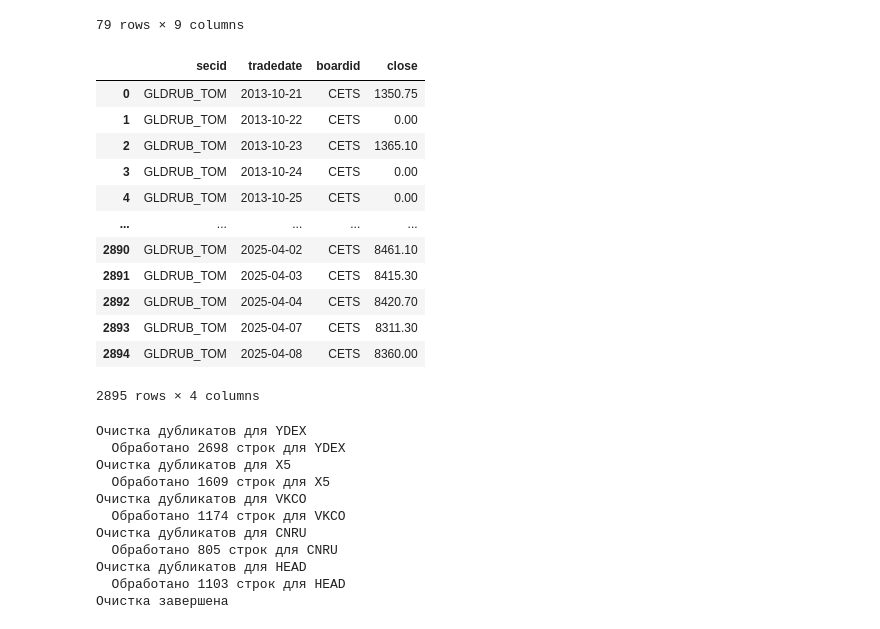
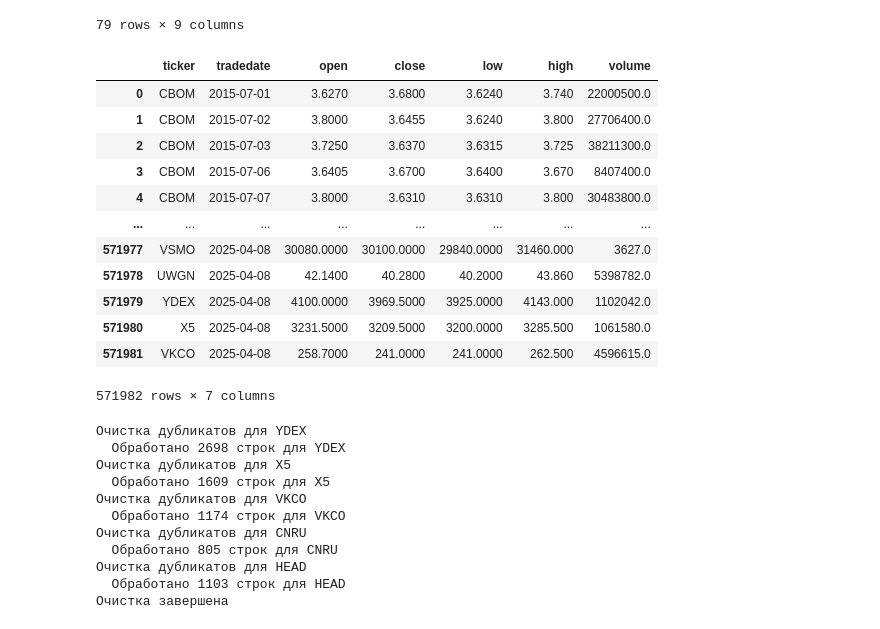
Before and after one commit to AntonYRV/portfolio-builder, a Jupyter notebook: test_port_opt.ipynb, the cells around one changed output. Saved outputs shown, nothing was run; the diff lists cells and outputs as text; code cells hidden in the pictures.

```diff
--- a/test_port_opt.ipynb
+++ b/test_port_opt.ipynb
@@ -1060,23 +1060,23 @@ df
 # %%
 import sqlite3
 import pandas as pd
 # 1. Подключаемся к базе
 conn = sqlite3.connect("moex_data.db")
 
 # 2. Получаем список тикеров
-tickers = pd.read_sql("SELECT * FROM currency_values", conn)
+tickers = pd.read_sql("SELECT * FROM stock_values", conn)
 tickers
 # %% [output]
-|  | secid | tradedate | boardid | close |
-| 0 | GLDRUB_TOM | 2013-10-21 | CETS | 1350.75 |
-| 1 | GLDRUB_TOM | 2013-10-22 | CETS | 0.00 |
-| 2 | GLDRUB_TOM | 2013-10-23 | CETS | 1365.10 |
-| 3 | GLDRUB_TOM | 2013-10-24 | CETS | 0.00 |
-| 4 | GLDRUB_TOM | 2013-10-25 | CETS | 0.00 |
-| ... | ... | ... | ... | ... |
-| 2890 | GLDRUB_TOM | 2025-04-02 | CETS | 8461.10 |
-| 2891 | GLDRUB_TOM | 2025-04-03 | CETS | 8415.30 |
-| 2892 | GLDRUB_TOM | 2025-04-04 | CETS | 8420.70 |
-| 2893 | GLDRUB_TOM | 2025-04-07 | CETS | 8311.30 |
-| 2894 | GLDRUB_TOM | 2025-04-08 | CETS | 8360.00 |
+|  | ticker | tradedate | open | close | low | high | volume |
+| 0 | CBOM | 2015-07-01 | 3.6270 | 3.6800 | 3.6240 | 3.740 | 22000500.0 |
+| 1 | CBOM | 2015-07-02 | 3.8000 | 3.6455 | 3.6240 | 3.800 | 27706400.0 |
+| 2 | CBOM | 2015-07-03 | 3.7250 | 3.6370 | 3.6315 | 3.725 | 38211300.0 |
+| 3 | CBOM | 2015-07-06 | 3.6405 | 3.6700 | 3.6400 | 3.670 | 8407400.0 |
+| 4 | CBOM | 2015-07-07 | 3.8000 | 3.6310 | 3.6310 | 3.800 | 30483800.0 |
+| ... | ... | ... | ... | ... | ... | ... | ... |
+| 571977 | VSMO | 2025-04-08 | 30080.0000 | 30100.0000 | 29840.0000 | 31460.000 | 3627.0 |
+| 571978 | UWGN | 2025-04-08 | 42.1400 | 40.2800 | 40.2000 | 43.860 | 5398782.0 |
+| 571979 | YDEX | 2025-04-08 | 4100.0000 | 3969.5000 | 3925.0000 | 4143.000 | 1102042.0 |
+| 571980 | X5 | 2025-04-08 | 3231.5000 | 3209.5000 | 3200.0000 | 3285.500 | 1061580.0 |
+| 571981 | VKCO | 2025-04-08 | 258.7000 | 241.0000 | 241.0000 | 262.500 | 4596615.0 |
-2895 rows × 4 columns
+571982 rows × 7 columns
```
Also changed, not shown: parts of 1 cell of this notebook.
